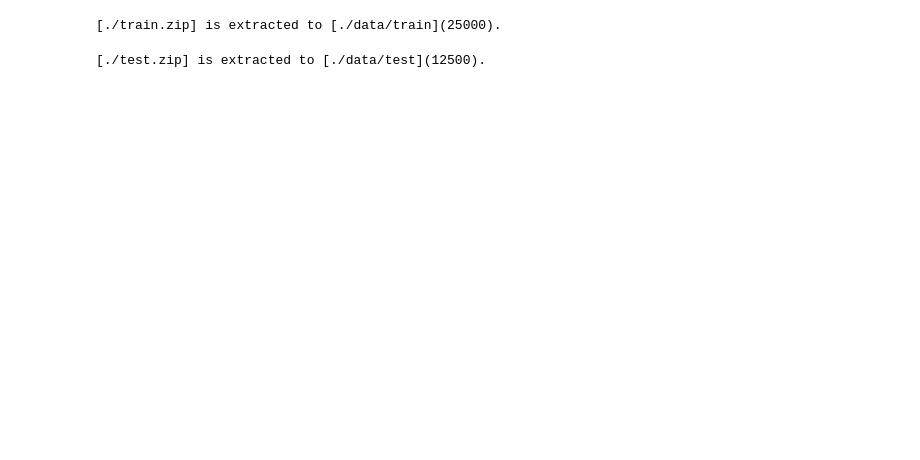
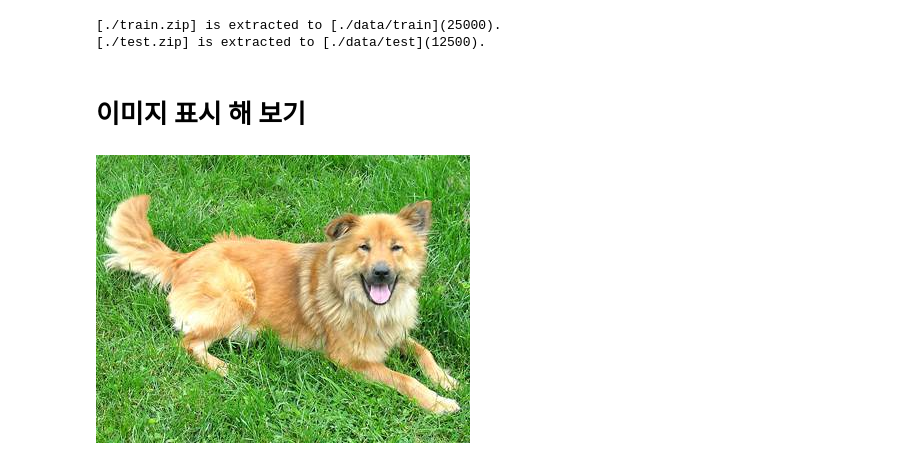
Before and after one commit to inoray/ML_DL_Tensorflow_study, a Jupyter notebook: season_02_Kaggle/02_Dogs_vs_Cats_Redux/이정우/DogAndCat.ipynb, the cells around one changed output. Cells and saved outputs as stored; diff of their text form; code cells hidden in the pictures; blank space fills up the shorter version.

```diff
--- a/season_02_Kaggle/02_Dogs_vs_Cats_Redux/이정우/DogAndCat.ipynb
+++ b/season_02_Kaggle/02_Dogs_vs_Cats_Redux/이정우/DogAndCat.ipynb
@@ -44,13 +53,18 @@ def ExtractZip(zipPath, dataPath, dataType, dataNum):
     else:
         print("[%s] is already extracted to [%s](%d)." %(zipPath, targetPath, len(os.listdir(targetPath))))
 # %%
+# 압축 풀기
 ExtractZip('./train.zip', DataPath, "train", 25000)
+ExtractZip('./test.zip', DataPath, "test", 12500)
 # %% [output]
 [./train.zip] is extracted to [./data/train](25000).
+[./test.zip] is extracted to [./data/test](12500).
-# %%
-ExtractZip('./test.zip', DataPath, "test", 12500)
-# %% [output]
-[./test.zip] is extracted to [./data/test](12500).
+# %% [markdown]
+# 이미지 표시 해 보기
 # %%
 from IPython.display import Image
+# %%
+Image('/content/data/test/4.jpg')
+# %% [output]
+[figure, added]
 # %%
```
Also changed, not shown: parts of 39 cells of this notebook.
